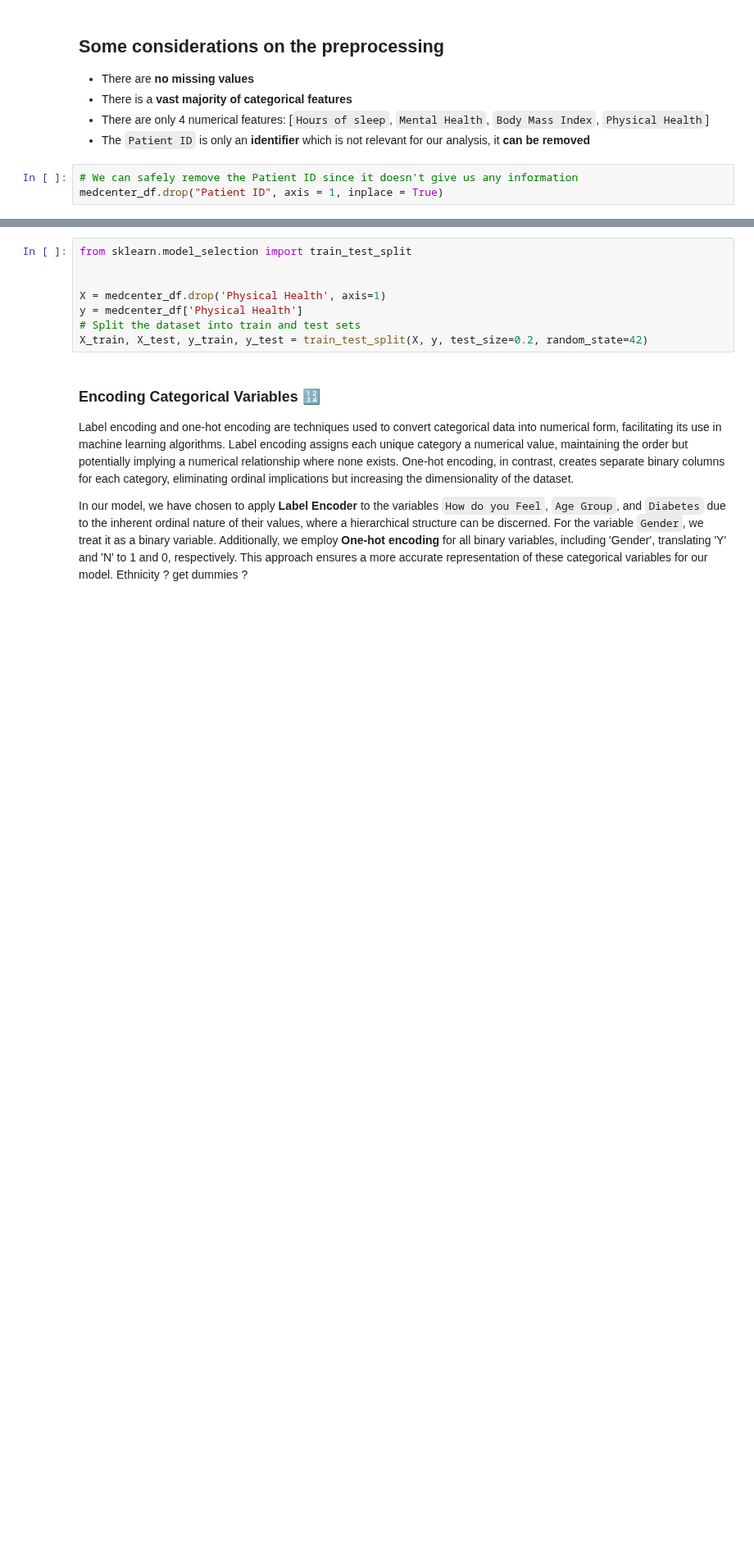
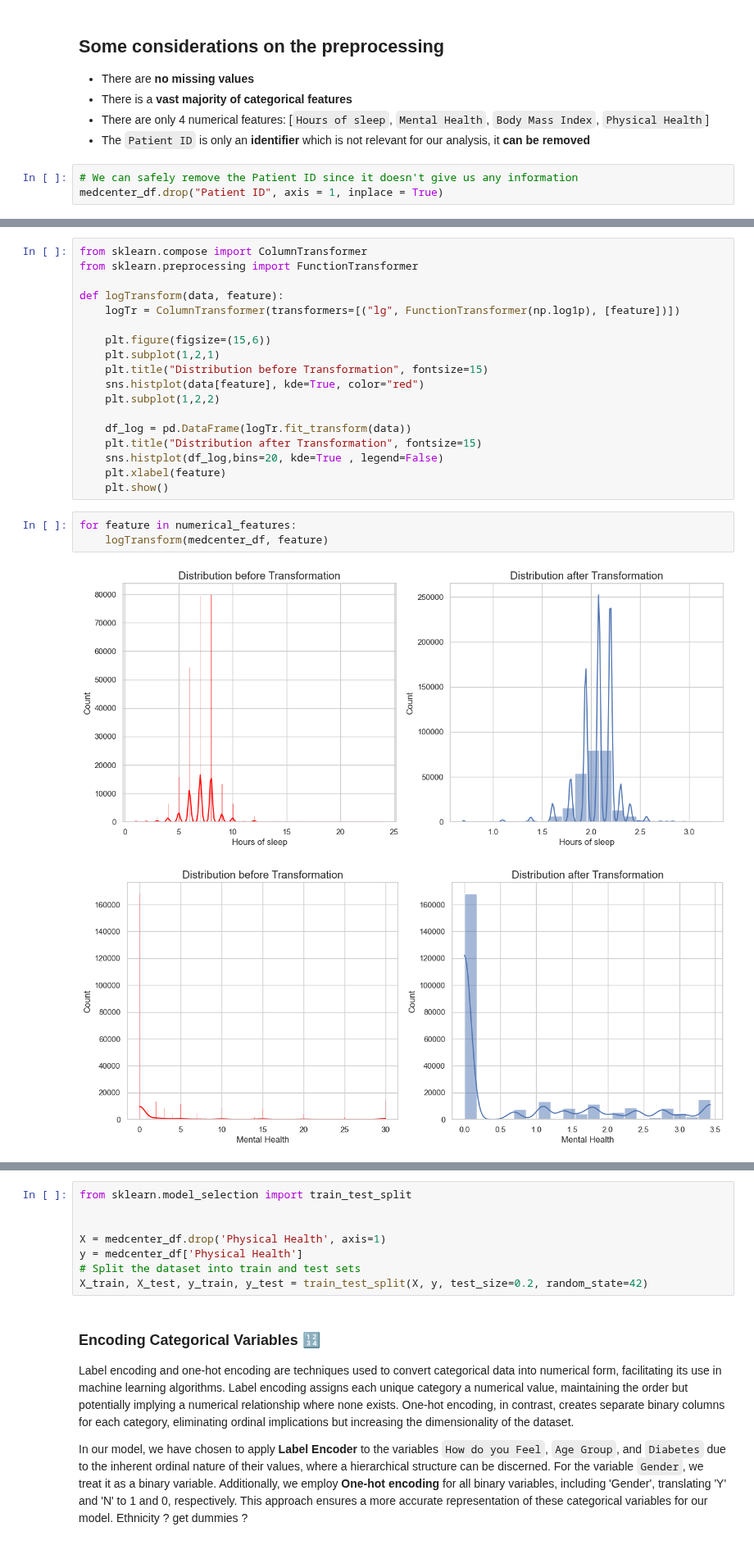
Before and after one commit to Dadd0/AI_MedCare_282401, a Jupyter notebook: main.ipynb, the cells around one changed output, grey strips where cells are left out. Shown at 82% size. Drawn from its saved outputs; the diff is of its cells as text; blank space fills up the shorter version.

Commit message:
Added a logTransformer to handle skewed data (might be useful) for linear models. Selected some outliers to remove based on domain knowledge.

```diff
--- a/main.ipynb
+++ b/main.ipynb
@@ -397,0 +401,24 @@ medcenter_df.drop("Patient ID", axis = 1, inplace = True)
+# %%
+from sklearn.compose import ColumnTransformer
+from sklearn.preprocessing import FunctionTransformer
+
+def logTransform(data, feature):
+    logTr = ColumnTransformer(transformers=[("lg", FunctionTransformer(np.log1p), [feature])])
+
+    plt.figure(figsize=(15,6))
+    plt.subplot(1,2,1)
+    plt.title("Distribution before Transformation", fontsize=15)
+    sns.histplot(data[feature], kde=True, color="red")
+    plt.subplot(1,2,2)
+
+    df_log = pd.DataFrame(logTr.fit_transform(data))
+    plt.title("Distribution after Transformation", fontsize=15)
+    sns.histplot(df_log,bins=20, kde=True , legend=False)
+    plt.xlabel(feature)
+    plt.show()
+# %%
+for feature in numerical_features:
+    logTransform(medcenter_df, feature)
+# %% [output]
+[figure, added]
+[figure, added]
```
Also changed, not shown: parts of 10 cells of this notebook.
